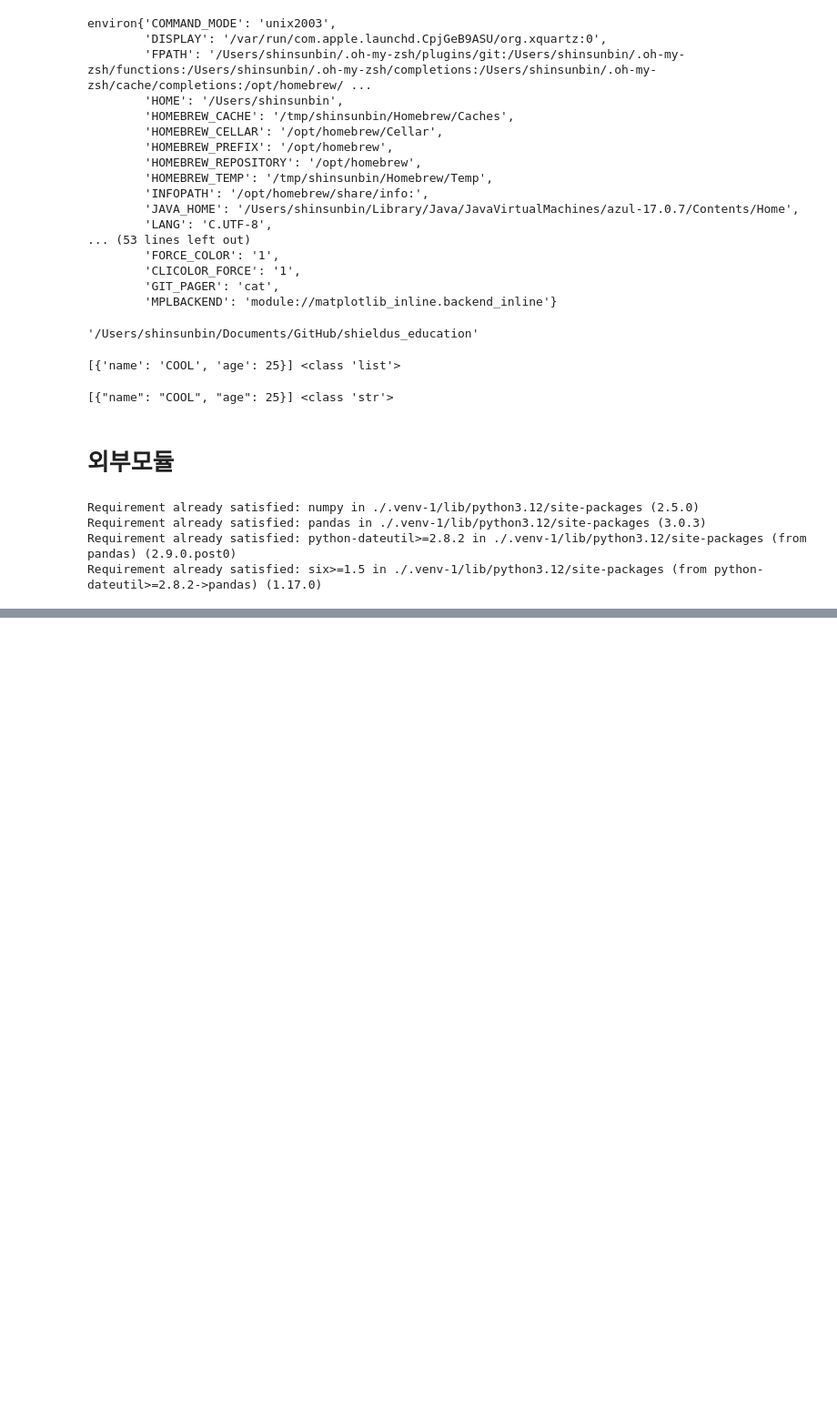
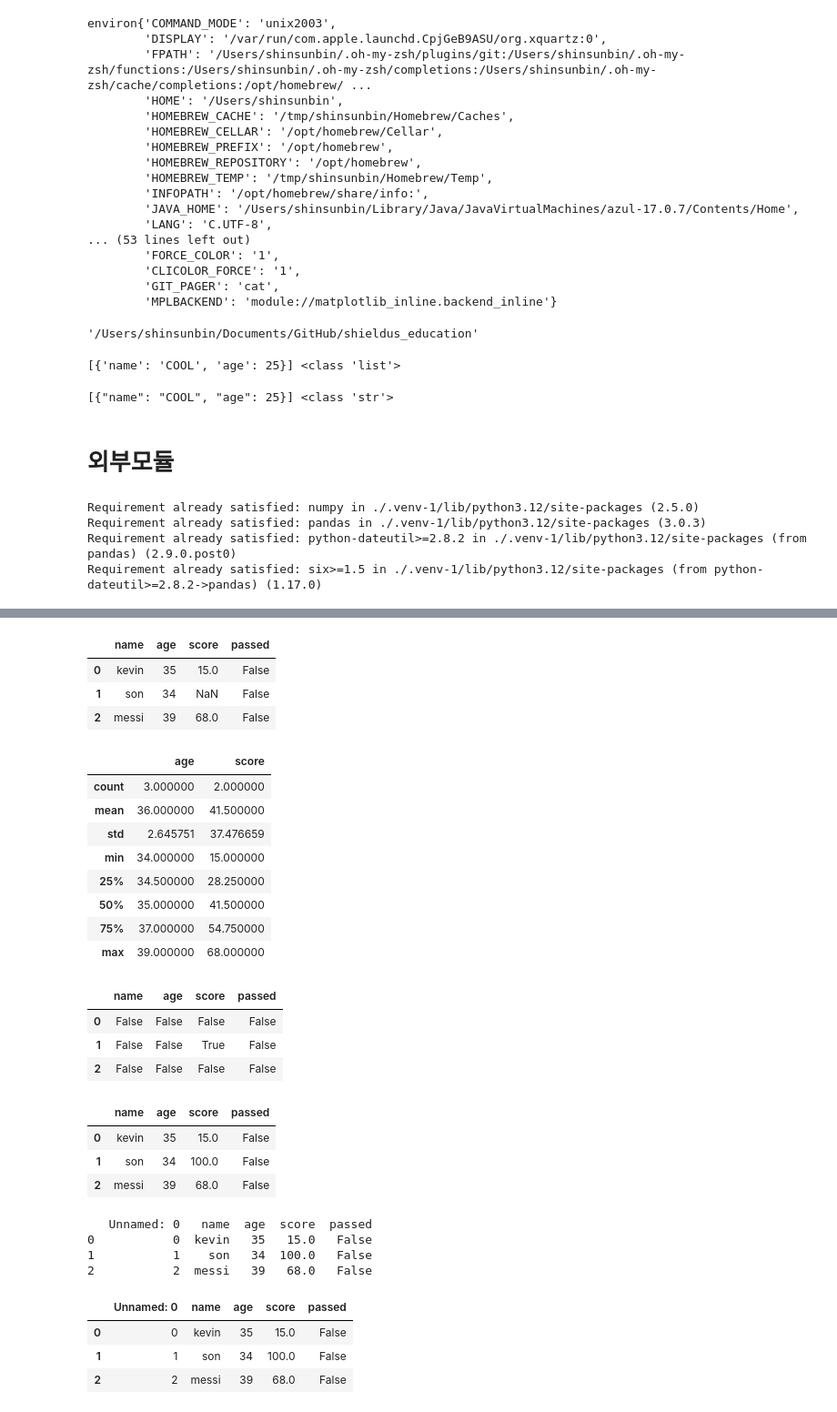
Before and after one commit to defendersunbin/shieldus_education, a Jupyter notebook: Chapter3.ipynb, the cells around one changed output, grey strips where cells are left out. Shown at 91% size. Saved outputs shown, nothing was run; the diff lists cells and outputs as text; code cells hidden in the pictures; blank space fills up the shorter version.

```diff
--- a/Chapter3.ipynb
+++ b/Chapter3.ipynb
@@ -210,0 +454,4 @@ Requirement already satisfied: six>=1.5 in ./.venv-1/lib/python3.12/site-package
+# %%
+df['passed'] = df['score'] >= 70
+
+df
@@ -210,0 +477,3 @@ Requirement already satisfied: six>=1.5 in ./.venv-1/lib/python3.12/site-package
+# %%
+#변수값을 변경
+df.loc[2, 'score'] = 68
@@ -210,0 +487,2 @@ Requirement already satisfied: six>=1.5 in ./.venv-1/lib/python3.12/site-package
+# %%
+df['passed'] = df['score'] >= 70
@@ -210,0 +496,3 @@ Requirement already satisfied: six>=1.5 in ./.venv-1/lib/python3.12/site-package
+# %%
+#점수를 NaN (None) 처리하기
+df.loc[1, 'score'] = None
@@ -210,0 +520,26 @@ Requirement already satisfied: six>=1.5 in ./.venv-1/lib/python3.12/site-package
+# %%
+df
+# %% [output]
+|  | name | age | score | passed |
+| 0 | kevin | 35 | 15.0 | False |
+| 1 | son | 34 | NaN | False |
+| 2 | messi | 39 | 68.0 | False |
+# %%
+df.describe()
+# %% [output]
+|  | age | score |
+| count | 3.000000 | 2.000000 |
+| mean | 36.000000 | 41.500000 |
+| std | 2.645751 | 37.476659 |
+| min | 34.000000 | 15.000000 |
+| 25% | 34.500000 | 28.250000 |
+| 50% | 35.000000 | 41.500000 |
+| 75% | 37.000000 | 54.750000 |
+| max | 39.000000 | 68.000000 |
+# %%
+df.isnull()
+# %% [output]
+|  | name | age | score | passed |
+| 0 | False | False | False | False |
+| 1 | False | False | True | False |
+| 2 | False | False | False | False |
@@ -210,0 +548,7 @@ Requirement already satisfied: six>=1.5 in ./.venv-1/lib/python3.12/site-package
+# %%
+df
+# %% [output]
+|  | name | age | score | passed |
+| 0 | kevin | 35 | 15.0 | False |
+| 1 | son | 34 | 100.0 | False |
+| 2 | messi | 39 | 68.0 | False |
@@ -210,0 +557,14 @@ Requirement already satisfied: six>=1.5 in ./.venv-1/lib/python3.12/site-package
+# %%
+data_csv = pd.read_csv('output.csv')
+# %% [output]
+   Unnamed: 0   name  age  score  passed
+0           0  kevin   35   15.0   False
+1           1    son   34  100.0   False
+2           2  messi   39   68.0   False
+# %%
+data_csv
+# %% [output]
+|  | Unnamed: 0 | name | age | score | passed |
+| 0 | 0 | kevin | 35 | 15.0 | False |
+| 1 | 1 | son | 34 | 100.0 | False |
+| 2 | 2 | messi | 39 | 68.0 | False |
```
Also changed, not shown: parts of 50 cells of this notebook, 2 other files.
